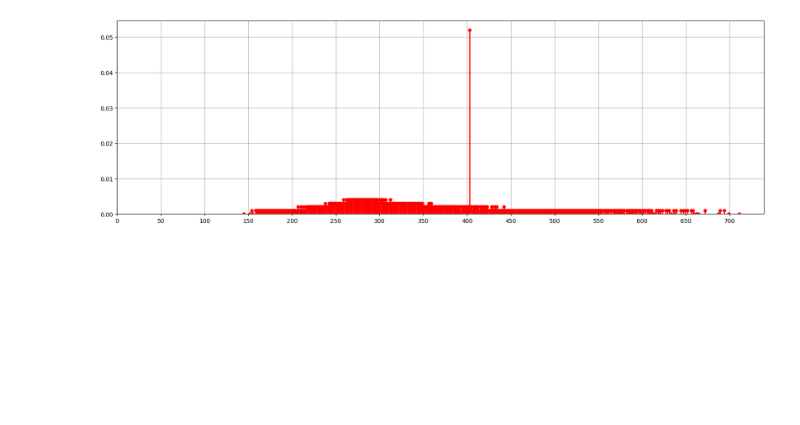
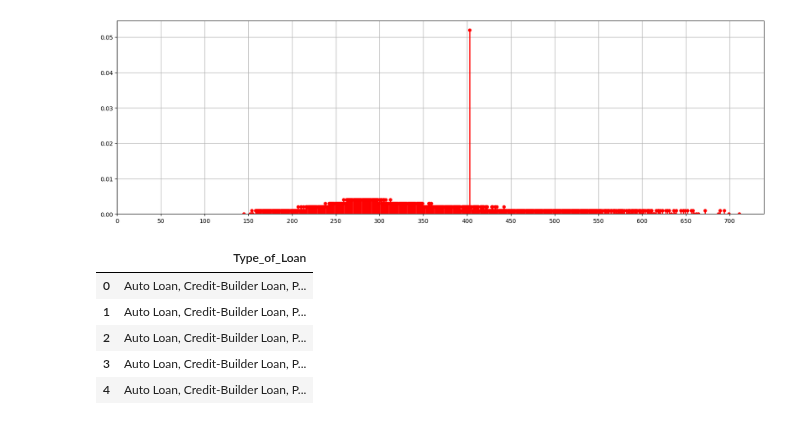
Before and after one commit to Ghukii/TMP-4sem-, a Jupyter notebook: Задание_6/Задание_6_13.ipynb, the cells around one changed output. Cells and saved outputs as stored; diff of their text form; code cells hidden in the pictures; blank space fills up the shorter version.

```diff
--- a/Задание_6/Задание_6_13.ipynb
+++ b/Задание_6/Задание_6_13.ipynb
@@ -546,3 +546,12 @@ plt.ylim(0)
 plt.grid()
 # %% [output]
 [figure]
+# %%
+df[['Type_of_Loan']].head()
+# %% [output]
+|  | Type_of_Loan |
+| 0 | Auto Loan, Credit-Builder Loan, P... |
+| 1 | Auto Loan, Credit-Builder Loan, P... |
+| 2 | Auto Loan, Credit-Builder Loan, P... |
+| 3 | Auto Loan, Credit-Builder Loan, P... |
+| 4 | Auto Loan, Credit-Builder Loan, P... |
```
Also changed, not shown: parts of 3 cells of this notebook.
